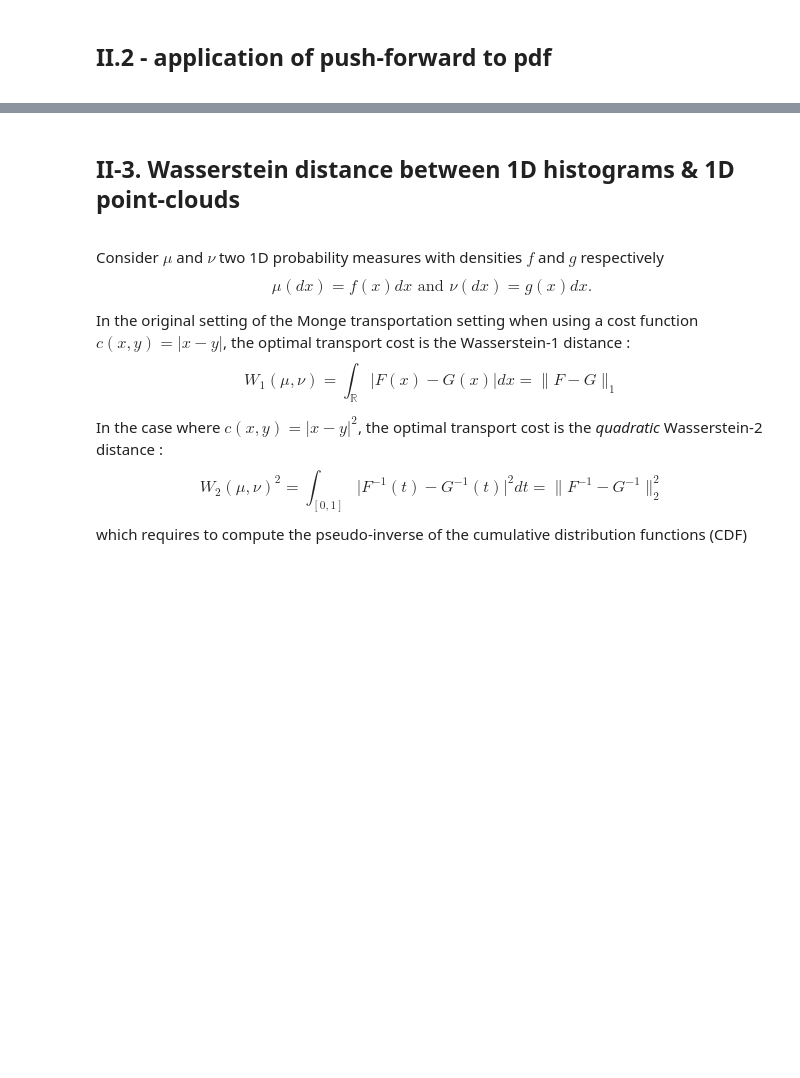
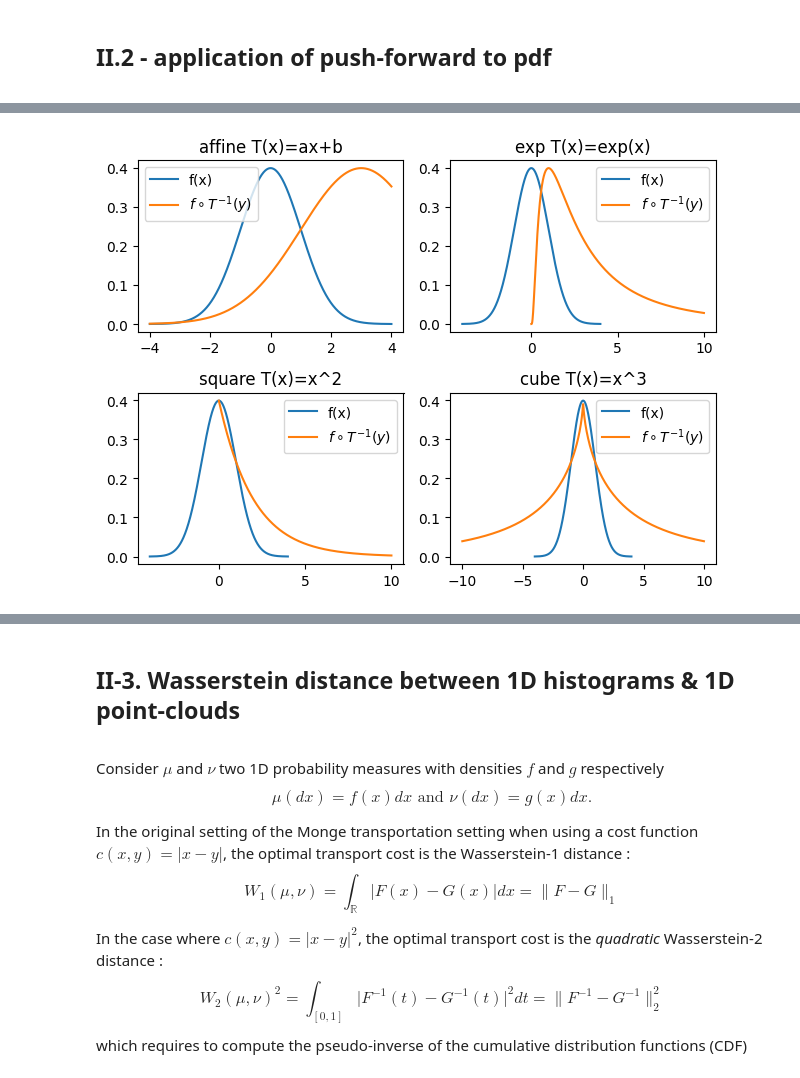
Before and after one commit to 1MrazorT1/Optimal_Transport, a Jupyter notebook: TP1_OT/TP_1_OT_1D_2025.ipynb, the cells around one changed output, grey strips where cells are left out. Cells and saved outputs as stored; diff of their text form; code cells hidden in the pictures; blank space fills up the shorter version.

```diff
--- a/TP1_OT/TP_1_OT_1D_2025.ipynb
+++ b/TP1_OT/TP_1_OT_1D_2025.ipynb
@@ -314,21 +347,3 @@ $$
     - drawing random samples $X$ from $f_1$ and $f_2$
     - apply the change of variable $Y = T(X)$
     - plot the normalized histogram of $Y$
-# %%
-# your code here :
-f = ... # pdf function with approriate parameters
-
-N = 1_000 # number of points
-x = np.linspace(...,N)
-
-n = 100_000 # random sample size
-X = ...
-
-y = np.linspace(...,N)
-T_inv = ...
-
-plt.figure()
-plt.plot(x,f(x)) # , label = "$f$"
-plt.plot(y,f(T_inv)) # , label = "$ f \circ T^{-1} $"
-plt.title("Changement de variable")
-plt.legend();
@@ -334,0 +356,32 @@ plt.legend();
+# %%
+# your code here
+# Gaussian pdf
+mu, sig = 0, 1
+f = lambda x: MyGauss(x, mu, sig)
+
+N = 1000
+x = np.linspace(-4, 4, N)
+
+a, b = 2, 3
+
+# Ts_inv and their valid y-domains
+Ts_inv = [
+    ("affine T(x)=ax+b", lambda y: (y - b) / a, np.linspace(-4, 4, N)),
+    ("exp T(x)=exp(x)", lambda y: np.log(y), np.linspace(1e-3, 10, N)),
+    ("square T(x)=x^2", lambda y: np.sqrt(y), np.linspace(0, 10, N)),
+    ("cube T(x)=x^3", lambda y: np.sign(y) * np.abs(y)**(1/3), np.linspace(-10, 10, N)),
+]
+
+plt.figure()
+
+for k, (name, T_inv, y) in enumerate(Ts_inv, 1):
+    plt.subplot(2, 2, k)
+    plt.plot(x, f(x), label="f(x)")
+    plt.plot(y, f(T_inv(y)), label=r"$f\circ T^{-1}(y)$")
+    plt.title(name)
+    plt.legend()
+
+plt.tight_layout()
+plt.show()
+# %% [output]
+[figure, added]
```
Also changed, not shown: parts of 19 cells of this notebook.
